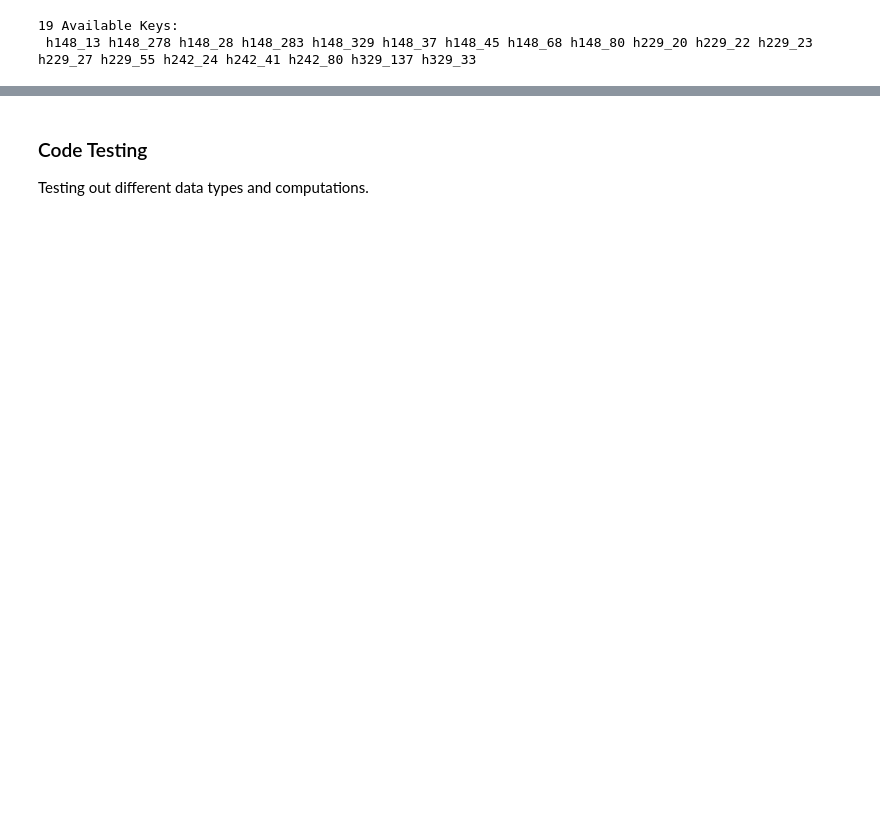
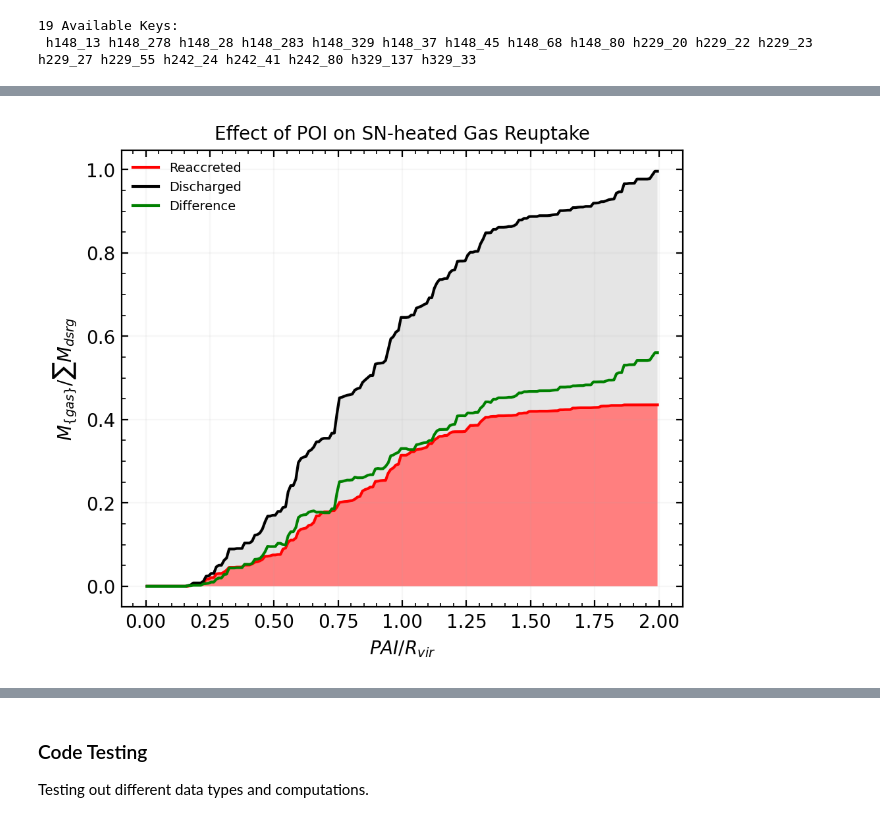
Before and after one commit to leoglonz/Astro_map, a Jupyter notebook: Reaccretion_p1.ipynb, the cells around one changed output, grey strips where cells are left out. Cells and saved outputs as stored; diff of their text form; code cells hidden in the pictures; blank space fills up the shorter version.

```diff
--- a/Reaccretion_p1.ipynb
+++ b/Reaccretion_p1.ipynb
@@ -196 +230,44 @@ plt.show()
+# %%
+# Basic visualization of reaccreted gas as a function of POI.
+
+hot_dsrg = discharged[discharged.sneHeated==True]
+cold_dsrg = discharged[discharged.sneHeated==False]
+hot_reac = reaccreted[reaccreted.sneHeated==True]
+cold_reac = reaccreted[reaccreted.sneHeated==False]
+
+bins = 200
+fig, ax = plt.subplots(1,1, dpi=200, figsize=(5.5,4.5), sharex=True,
+                       constrained_layout=False)
+
+
+y1, x = np.histogram(pai(hot_reac), bins=bins, weights=wt(hot_reac,hot_dsrg), range=(0, 2))
+bincenters = 0.5*(x[1:] + x[:-1])
+sum1 = np.cumsum(y1)
+ax.plot(bincenters, sum1, alpha=1.0, c='red', label='Reaccreted')
+ax.fill_between(bincenters, sum1, y2=0, color='r', ec=None, alpha=0.5)
+
+y2, x = np.histogram(pai(hot_dsrg), bins=bins, weights=wt(hot_dsrg), range=(0, 2))
+bincenters = 0.5*(x[1:] + x[:-1])
+sum2 = np.cumsum(y2)
+ax.plot(bincenters, sum2, alpha=1.0, c='black', label='Discharged')
+ax.fill_between(bincenters, sum1, sum2, color='k', ec=None, alpha=0.1)
+
+ax.plot(bincenters, sum2-sum1, alpha=1.0, c='g', label='Difference')
+
+ax.set_title('Effect of POI on SN-heated Gas Reuptake', fontsize='medium')
+ax.set_xlabel(r'$PAI / R_{vir}$')
+ax.set_ylabel('$M_{\{gas\}} / \sum M_{dsrg}$')
+# # ax[1].set_xlim(-0.1,4)
+# ax[1].set_ylim(0,0.2)
+
+ax.tick_params(direction='in', which='both', top=True, right=True)
+ax.xaxis.set_minor_locator(mpl.ticker.MultipleLocator(0.05))
+ax.yaxis.set_minor_locator(mpl.ticker.MultipleLocator(0.05))
+ax.grid(alpha=0.1, zorder=-1000)
+
+ax.legend(frameon=False, fontsize=7)
+
+plt.show()
+# %% [output]
+[figure, added]
 # %%
```
Also changed, not shown: parts of 29 cells of this notebook, 6 other files.
